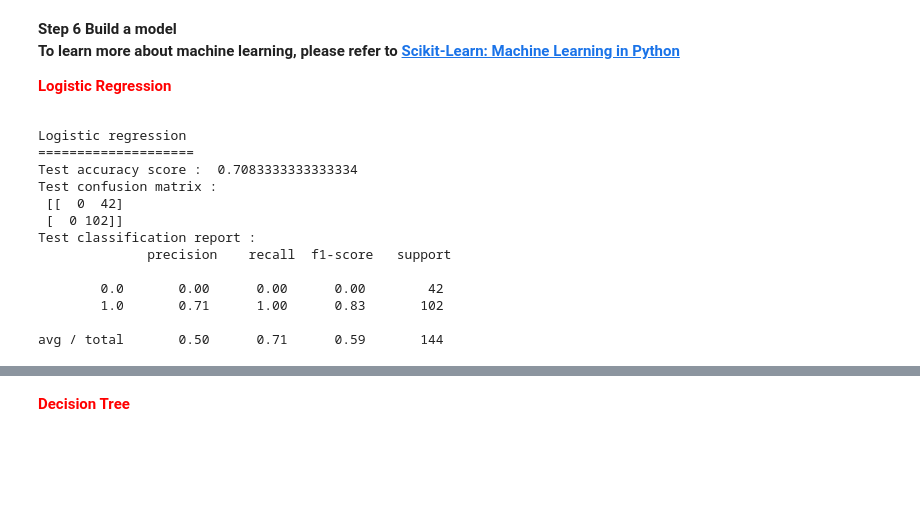
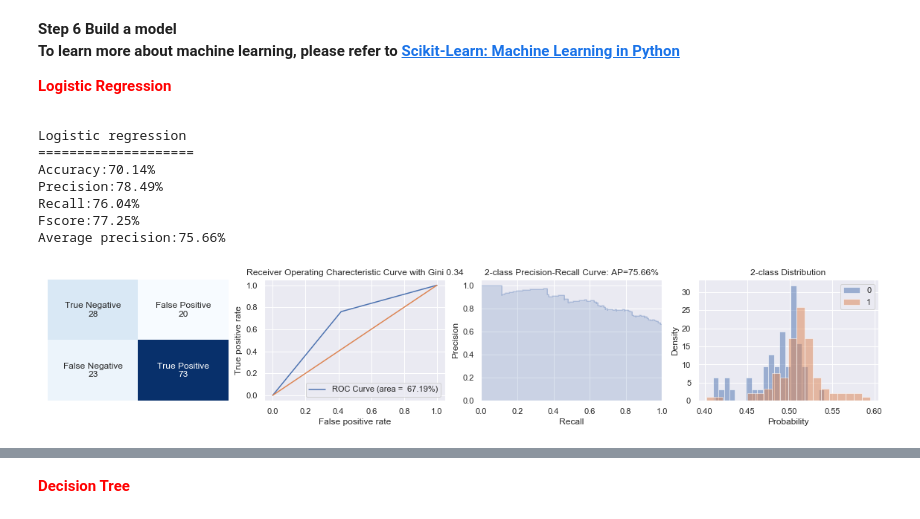
Before and after one commit to swatakit/The-public-and-private-life-of-Big-Data, a Jupyter notebook: StockSentimentIndex.ipynb, the cells around one changed output, grey strips where cells are left out. Drawn from its saved outputs; the diff is of its cells as text; code cells hidden in the pictures; blank space fills up the shorter version.

```diff
--- a/StockSentimentIndex.ipynb
+++ b/StockSentimentIndex.ipynb
@@ -215,7 +216,19 @@ from sklearn.metrics import confusion_matrix
 
 X = data[:,:-1] # X is everyhting, except last column
 y = data[:,-1]  # y is the last column.
-X_train, X_test, y_train, y_test = train_test_split(X, y, test_size=0.2, random_state=1234)
+X_train, X_test, y_train, y_test = train_test_split(X, y, test_size=0.2, random_state=1234,stratify=y)
+
+#helpers, to keep all metrics for comparison
+list_model=[]
+list_desc=[]
+list_acc = []
+list_pc = []
+list_rc = []
+list_fs = []
+list_ap = []
+list_roc_auc = []
+list_gini = []
+i=0
 # %% [markdown]
 <font face="Verdana, cursive, sans-serif">
 <b>Step 6 Build a model</b>
@@ -226,26 +239,19 @@ X_train, X_test, y_train, y_test = train_test_split(X, y, test_size=0.2, random_
 # %%
 #%% model-1: Logistic regression
 from sklearn.linear_model import LogisticRegression
-model_logit = LogisticRegression()
+model_logit = LogisticRegression(class_weight="balanced", solver='liblinear')
 model_logit.fit(X_train,y_train)
 y_pred_model_logit = model_logit.predict(X_test)
 y_prob_model_logit = model_logit.predict_proba(X_test)
 print("\nLogistic regression")
 print("="*20)
-print("Test accuracy score : ",accuracy_score(y_test,y_pred_model_logit))
-print("Test confusion matrix : \n",confusion_matrix(y_test, y_pred_model_logit))
-print("Test classification report :  \n",classification_report(y_test,y_pred_model_logit))
+acc,pc,rc,fs,ap,roc_auc,gini,prd = print_classification_performance2class_report(model_logit,X_test,y_test)
 # %% [output]
 Logistic regression
 ====================
-Test accuracy score :  0.7083333333333334
-Test confusion matrix :
- [[  0  42]
- [  0 102]]
-Test classification report :
-              precision    recall  f1-score   support
-
-        0.0       0.00      0.00      0.00        42
-        1.0       0.71      1.00      0.83       102
-
-avg / total       0.50      0.71      0.59       144
+Accuracy:70.14%
+Precision:78.49%
+Recall:76.04%
+Fscore:77.25%
+Average precision:75.66%
+[figure, added]
```
Also changed, not shown: parts of 23 cells of this notebook, 1 other file.
